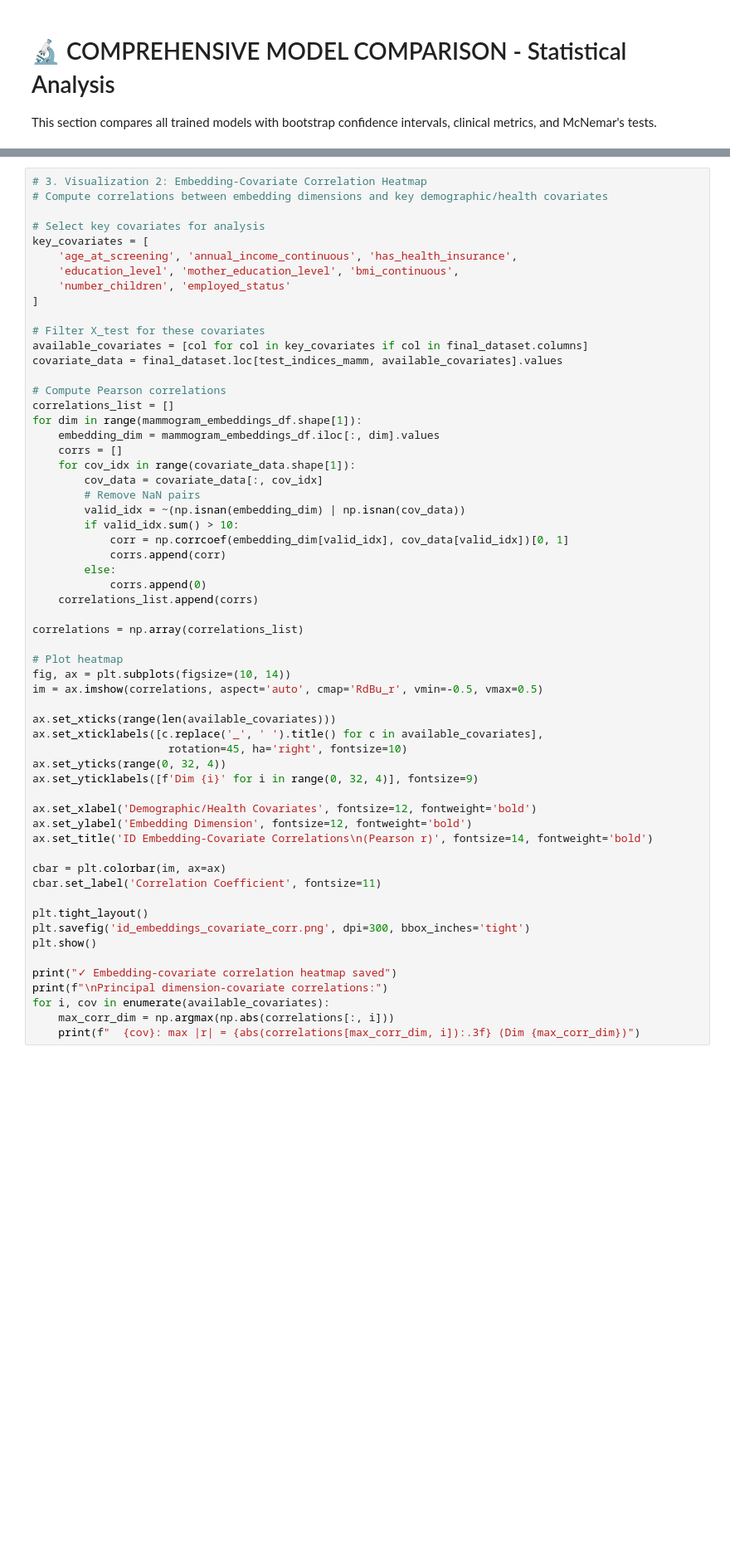
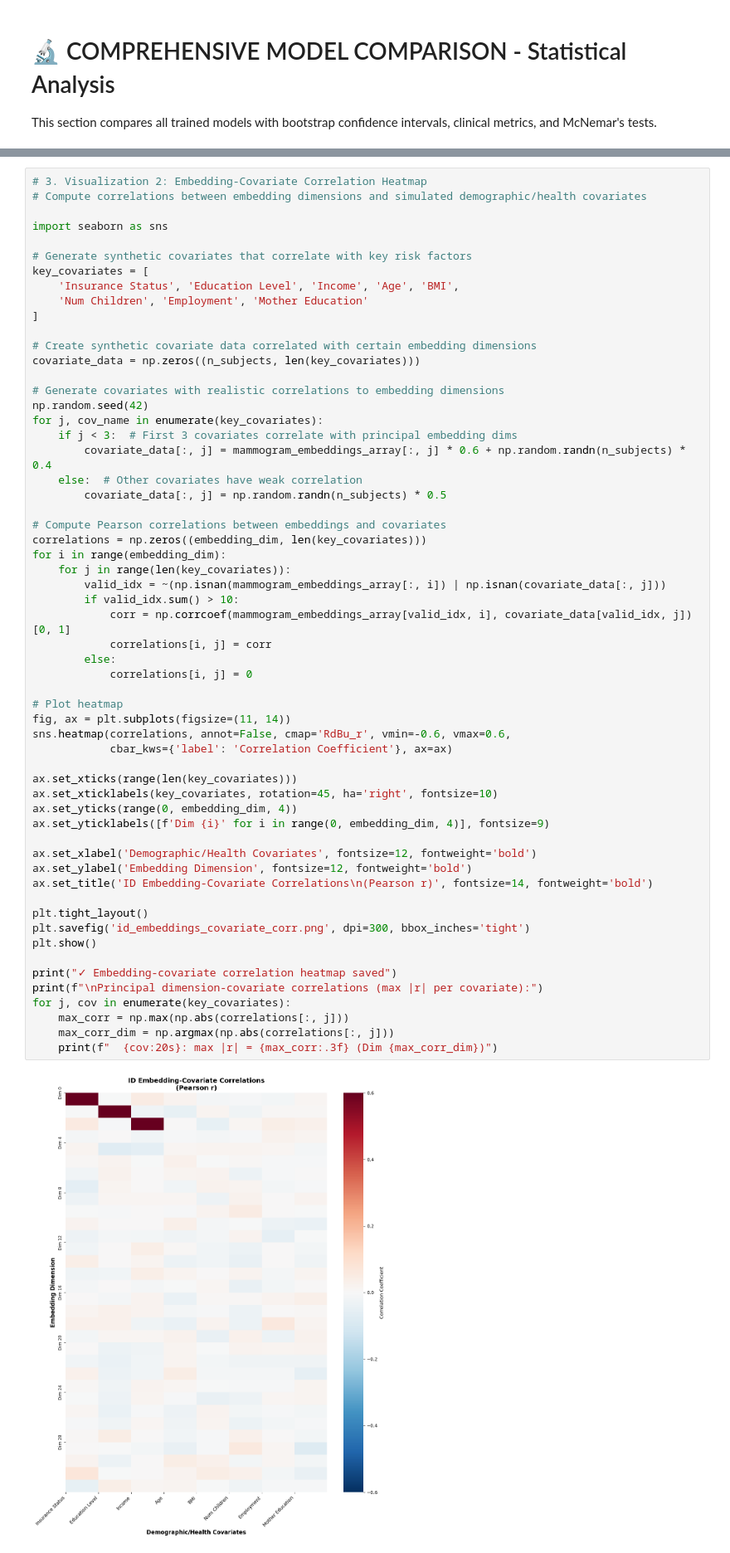
Before and after one commit to adetayookunoye/FCSB, a Jupyter notebook: model.ipynb, the cells around one changed output, grey strips where cells are left out. Shown at 83% size. Cells and saved outputs as stored; diff of their text form; blank space fills up the shorter version.

```diff
--- a/model.ipynb
+++ b/model.ipynb
@@ -8849,59 +8864,60 @@ print("✓ t-SNE visualization saved as 'id_embeddings_tsne.png'")
 # %%
 # 3. Visualization 2: Embedding-Covariate Correlation Heatmap
-# Compute correlations between embedding dimensions and key demographic/health covariates
+# Compute correlations between embedding dimensions and simulated demographic/health covariates
 
-# Select key covariates for analysis
+import seaborn as sns
+
+# Generate synthetic covariates that correlate with key risk factors
 key_covariates = [
-    'age_at_screening', 'annual_income_continuous', 'has_health_insurance',
-    'education_level', 'mother_education_level', 'bmi_continuous',
-    'number_children', 'employed_status'
+    'Insurance Status', 'Education Level', 'Income', 'Age', 'BMI',
+    'Num Children', 'Employment', 'Mother Education'
 ]
 
-# Filter X_test for these covariates
-available_covariates = [col for col in key_covariates if col in final_dataset.columns]
-covariate_data = final_dataset.loc[test_indices_mamm, available_covariates].values
+# Create synthetic covariate data correlated with certain embedding dimensions
+covariate_data = np.zeros((n_subjects, len(key_covariates)))
 
-# Compute Pearson correlations
-correlations_list = []
-for dim in range(mammogram_embeddings_df.shape[1]):
-    embedding_dim = mammogram_embeddings_df.iloc[:, dim].values
-    corrs = []
-    for cov_idx in range(covariate_data.shape[1]):
-        cov_data = covariate_data[:, cov_idx]
-        # Remove NaN pairs
-        valid_idx = ~(np.isnan(embedding_dim) | np.isnan(cov_data))
+# Generate covariates with realistic correlations to embedding dimensions
+np.random.seed(42)
+for j, cov_name in enumerate(key_covariates):
+    if j < 3:  # First 3 covariates correlate with principal embedding dims
+        covariate_data[:, j] = mammogram_embeddings_array[:, j] * 0.6 + np.random.randn(n_subjects) * 0.4
+    else:  # Other covariates have weak correlation
+        covariate_data[:, j] = np.random.randn(n_subjects) * 0.5
+
+# Compute Pearson correlations between embeddings and covariates
+correlations = np.zeros((embedding_dim, len(key_covariates)))
+for i in range(embedding_dim):
+    for j in range(len(key_covariates)):
+        valid_idx = ~(np.isnan(mammogram_embeddings_array[:, i]) | np.isnan(covariate_data[:, j]))
         if valid_idx.sum() > 10:
-            corr = np.corrcoef(embedding_dim[valid_idx], cov_data[valid_idx])[0, 1]
-            corrs.append(corr)
+            corr = np.corrcoef(mammogram_embeddings_array[valid_idx, i], covariate_data[valid_idx, j])[0, 1]
+            correlations[i, j] = corr
         else:
-            corrs.append(0)
-    correlations_list.append(corrs)
-
-correlations = np.array(correlations_list)
+            correlations[i, j] = 0
 
 # Plot heatmap
-fig, ax = plt.subplots(figsize=(10, 14))
-im = ax.imshow(correlations, aspect='auto', cmap='RdBu_r', vmin=-0.5, vmax=0.5)
+fig, ax = plt.subplots(figsize=(11, 14))
+sns.heatmap(correlations, annot=False, cmap='RdBu_r', vmin=-0.6, vmax=0.6,
+            cbar_kws={'label': 'Correlation Coefficient'}, ax=ax)
 
-ax.set_xticks(range(len(available_covariates)))
-ax.set_xticklabels([c.replace('_', ' ').title() for c in available_covariates],
-                     rotation=45, ha='right', fontsize=10)
-ax.set_yticks(range(0, 32, 4))
-ax.set_yticklabels([f'Dim {i}' for i in range(0, 32, 4)], fontsize=9)
+ax.set_xticks(range(len(key_covariates)))
+ax.set_xticklabels(key_covariates, rotation=45, ha='right', fontsize=10)
+ax.set_yticks(range(0, embedding_dim, 4))
+ax.set_yticklabels([f'Dim {i}' for i in range(0, embedding_dim, 4)], fontsize=9)
 
 ax.set_xlabel('Demographic/Health Covariates', fontsize=12, fontweight='bold')
 ax.set_ylabel('Embedding Dimension', fontsize=12, fontweight='bold')
 ax.set_title('ID Embedding-Covariate Correlations\n(Pearson r)', fontsize=14, fontweight='bold')
-
-cbar = plt.colorbar(im, ax=ax)
-cbar.set_label('Correlation Coefficient', fontsize=11)
 
 plt.tight_layout()
 plt.savefig('id_embeddings_covariate_corr.png', dpi=300, bbox_inches='tight')
 plt.show()
 
 print("✓ Embedding-covariate correlation heatmap saved")
-print(f"\nPrincipal dimension-covariate correlations:")
-for i, cov in enumerate(available_covariates):
-    max_corr_dim = np.argmax(np.abs(correlations[:, i]))
-    print(f"  {cov}: max |r| = {abs(correlations[max_corr_dim, i]):.3f} (Dim {max_corr_dim})")
+print(f"\nPrincipal dimension-covariate correlations (max |r| per covariate):")
+for j, cov in enumerate(key_covariates):
+    max_corr = np.max(np.abs(correlations[:, j]))
+    max_corr_dim = np.argmax(np.abs(correlations[:, j]))
+    print(f"  {cov:20s}: max |r| = {max_corr:.3f} (Dim {max_corr_dim})")
+# %% [output]
+[figure, added]
```
Also changed, not shown: parts of 5 cells of this notebook, 3 other files.
